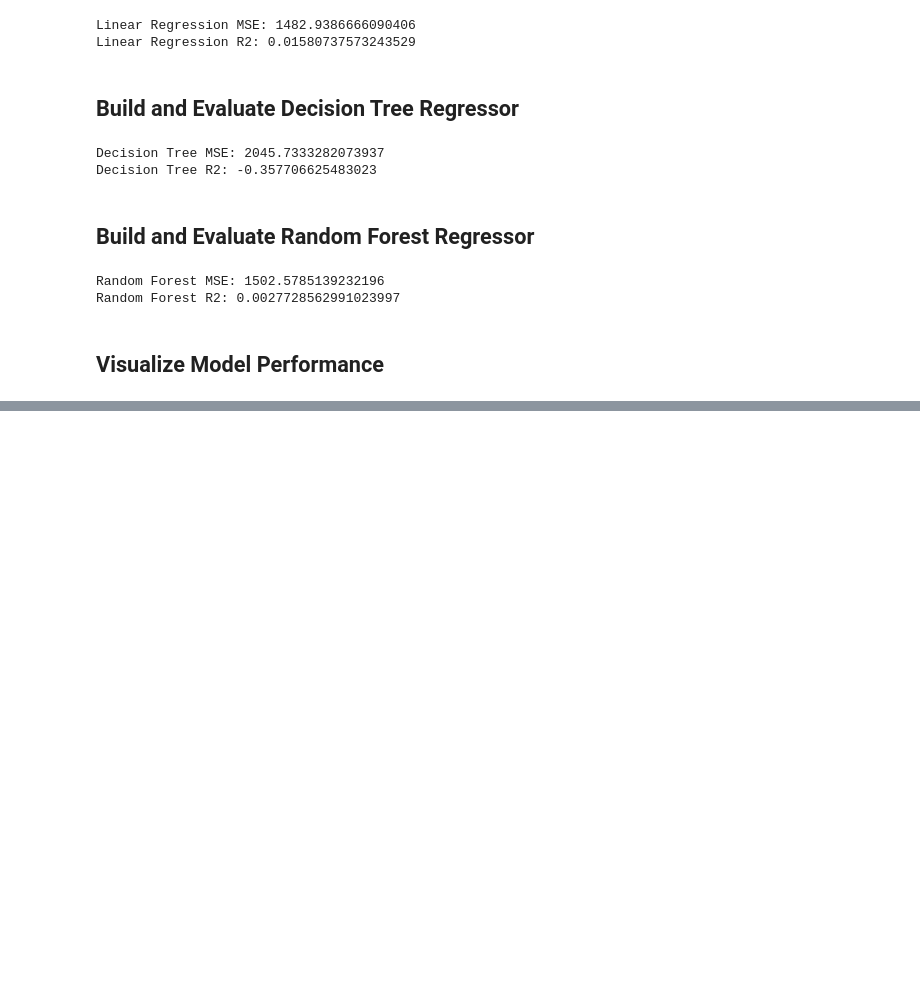
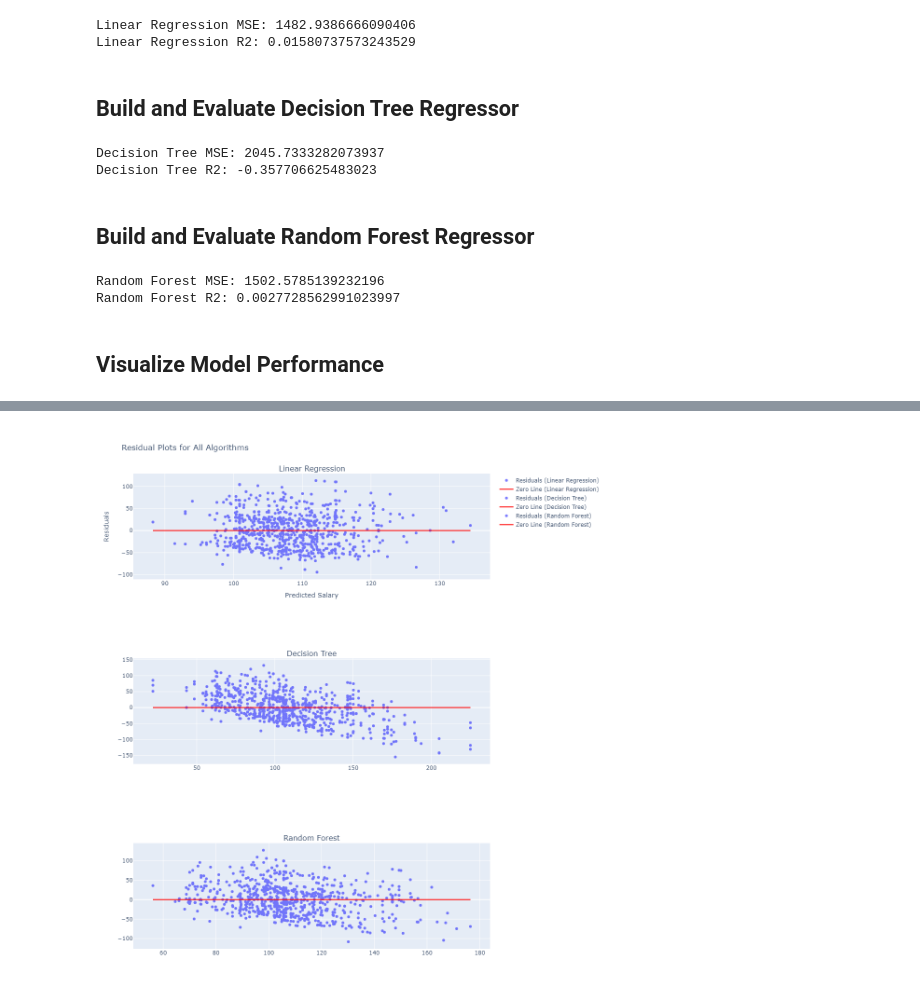
Before and after one commit to kris71028/mentorship-symphony-2024, a Jupyter notebook: notebooks/05_predictive_modeling.ipynb, the cells around one changed output, grey strips where cells are left out. Cells and saved outputs as stored; diff of their text form; code cells hidden in the pictures; blank space fills up the shorter version.

```diff
--- a/notebooks/05_predictive_modeling.ipynb
+++ b/notebooks/05_predictive_modeling.ipynb
@@ -137,0 +212,81 @@ plt.show()
+# %%
+import plotly.graph_objects as go
+from plotly.subplots import make_subplots
+
+# Calculate residuals for all models
+residuals_lr = y_test - y_pred_lr
+residuals_tree = y_test - y_pred_tree
+residuals_forest = y_test - y_pred_forest
+
+# Create subplots
+fig = make_subplots(
+    rows=3, cols=1,
+    subplot_titles=('Linear Regression', 'Decision Tree', 'Random Forest')
+)
+
+# Residual Plot for Linear Regression
+fig.add_trace(go.Scatter(
+    x=y_pred_lr,
+    y=residuals_lr,
+    mode='markers',
+    name='Residuals (Linear Regression)',
+    opacity=0.5,
+    marker=dict(color='blue')
+), row=1, col=1)
+
+fig.add_trace(go.Scatter(
+    x=[min(y_pred_lr), max(y_pred_lr)],
+    y=[0, 0],
+    mode='lines',
+    name='Zero Line (Linear Regression)',
+    line=dict(color='red')
+), row=1, col=1)
+
+# Residual Plot for Decision Tree
+fig.add_trace(go.Scatter(
+    x=y_pred_tree,
+    y=residuals_tree,
+    mode='markers',
+    name='Residuals (Decision Tree)',
+    opacity=0.5,
+    marker=dict(color='blue')
+), row=2, col=1)
+
+fig.add_trace(go.Scatter(
+    x=[min(y_pred_tree), max(y_pred_tree)],
+    y=[0, 0],
+    mode='lines',
+    name='Zero Line (Decision Tree)',
+    line=dict(color='red')
+), row=2, col=1)
+
+# Residual Plot for Random Forest
+fig.add_trace(go.Scatter(
+    x=y_pred_forest,
+    y=residuals_forest,
+    mode='markers',
+    name='Residuals (Random Forest)',
+    opacity=0.5,
+    marker=dict(color='blue')
+), row=3, col=1)
+
+fig.add_trace(go.Scatter(
+    x=[min(y_pred_forest), max(y_pred_forest)],
+    y=[0, 0],
+    mode='lines',
+    name='Zero Line (Random Forest)',
+    line=dict(color='red')
+), row=3, col=1)
+
+# Update layout
+fig.update_layout(
+    height=1200,
+    title='Residual Plots for All Algorithms',
+    xaxis_title='Predicted Salary',
+    yaxis_title='Residuals'
+)
+
+# Show the interactive plot
+fig.show()
+# %% [output]
+[figure, added]
```
Also changed, not shown: parts of 19 cells of this notebook.
